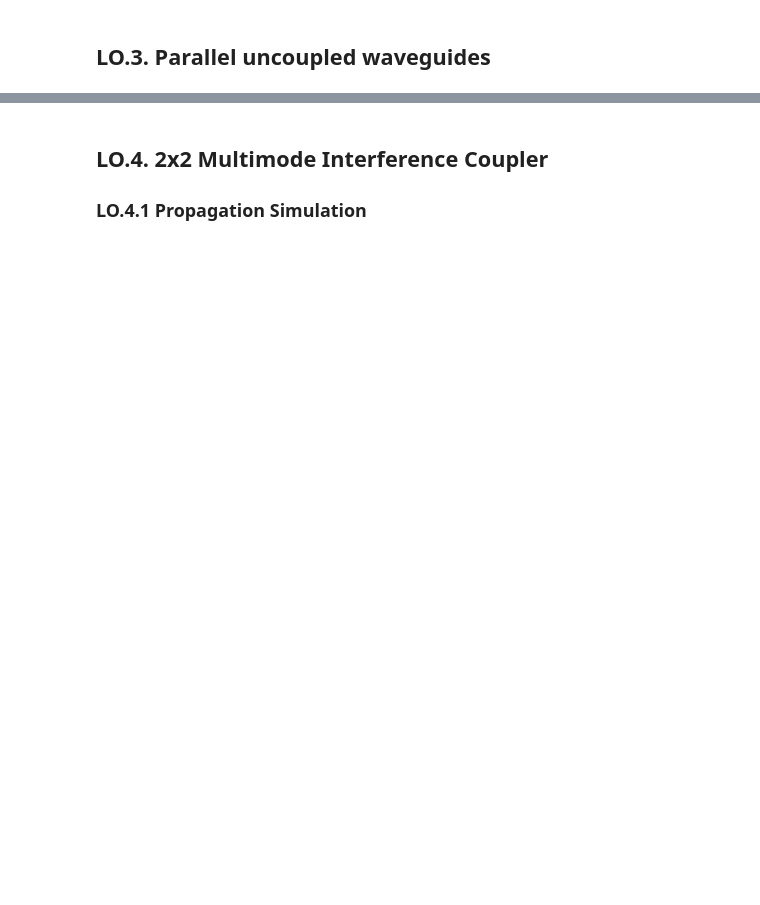
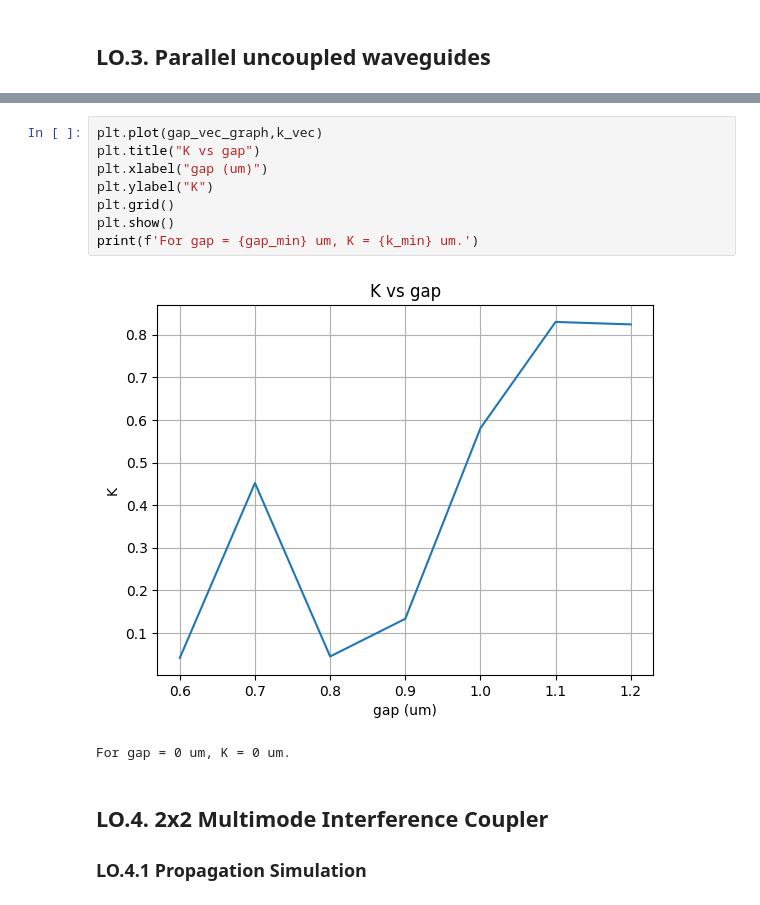
Before and after one commit to DavidGarcia1209/pic-upv-lab2, a Jupyter notebook: COUPLERS_Student.ipynb, the cells around one changed output, grey strips where cells are left out. Drawn from its saved outputs; the diff is of its cells as text; blank space fills up the shorter version.

```diff
--- a/COUPLERS_Student.ipynb
+++ b/COUPLERS_Student.ipynb
@@ -160,3 +230,14 @@ for gap in gap_vec:
+# %%
+plt.plot(gap_vec_graph,k_vec)
+plt.title("K vs gap")
+plt.xlabel("gap (um)")
+plt.ylabel("K")
+plt.grid()
+plt.show()
+print(f'For gap = {gap_min} um, K = {k_min} um.')
+# %% [output]
+[figure, added]
+For gap = 0 um, K = 0 um.
 # %% [markdown]
 ## LO.4. 2x2 Multimode Interference Coupler
 
```
Also changed, not shown: parts of 5 cells of this notebook, 1 other file.
